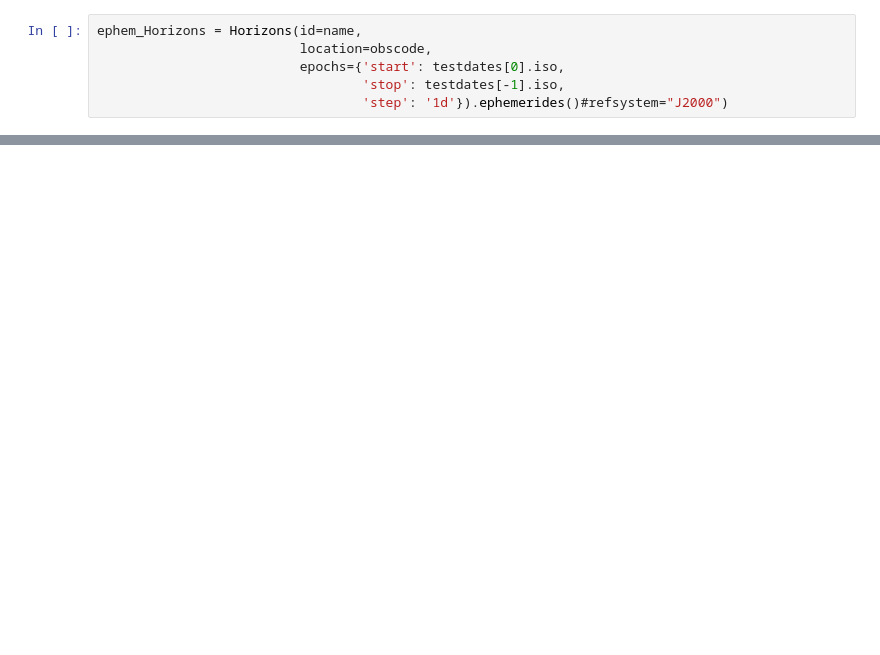
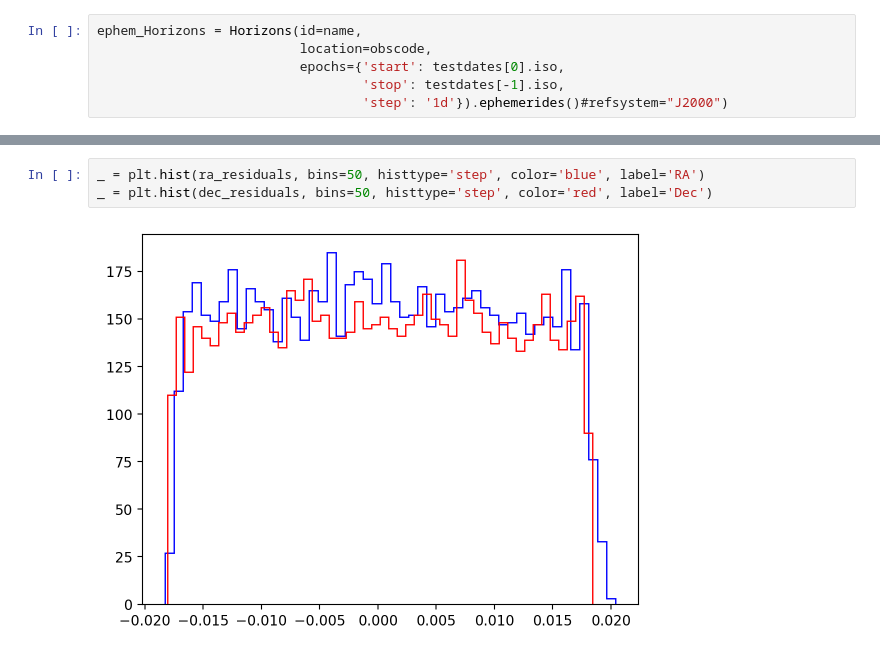
Before and after one commit to kjnapes/spacerocks, a Jupyter notebook: notebooks/examples/example-001.ipynb, the cells around one changed output, grey strips where cells are left out. Cells and saved outputs as stored; diff of their text form; blank space fills up the shorter version.

```diff
--- a/notebooks/examples/example-001.ipynb
+++ b/notebooks/examples/example-001.ipynb
@@ -98,3 +137,8 @@ ax.grid(ls=':', alpha=0.5)
+# %%
+_ = plt.hist(ra_residuals, bins=50, histtype='step', color='blue', label='RA')
+_ = plt.hist(dec_residuals, bins=50, histtype='step', color='red', label='Dec')
+# %% [output]
+[figure, added]
 # %%
 plt.scatter(t, ra_residuals, s=1)
 plt.scatter(t, dec_residuals, s=1)
```
Also changed, not shown: parts of 11 cells of this notebook, 5 other files.
